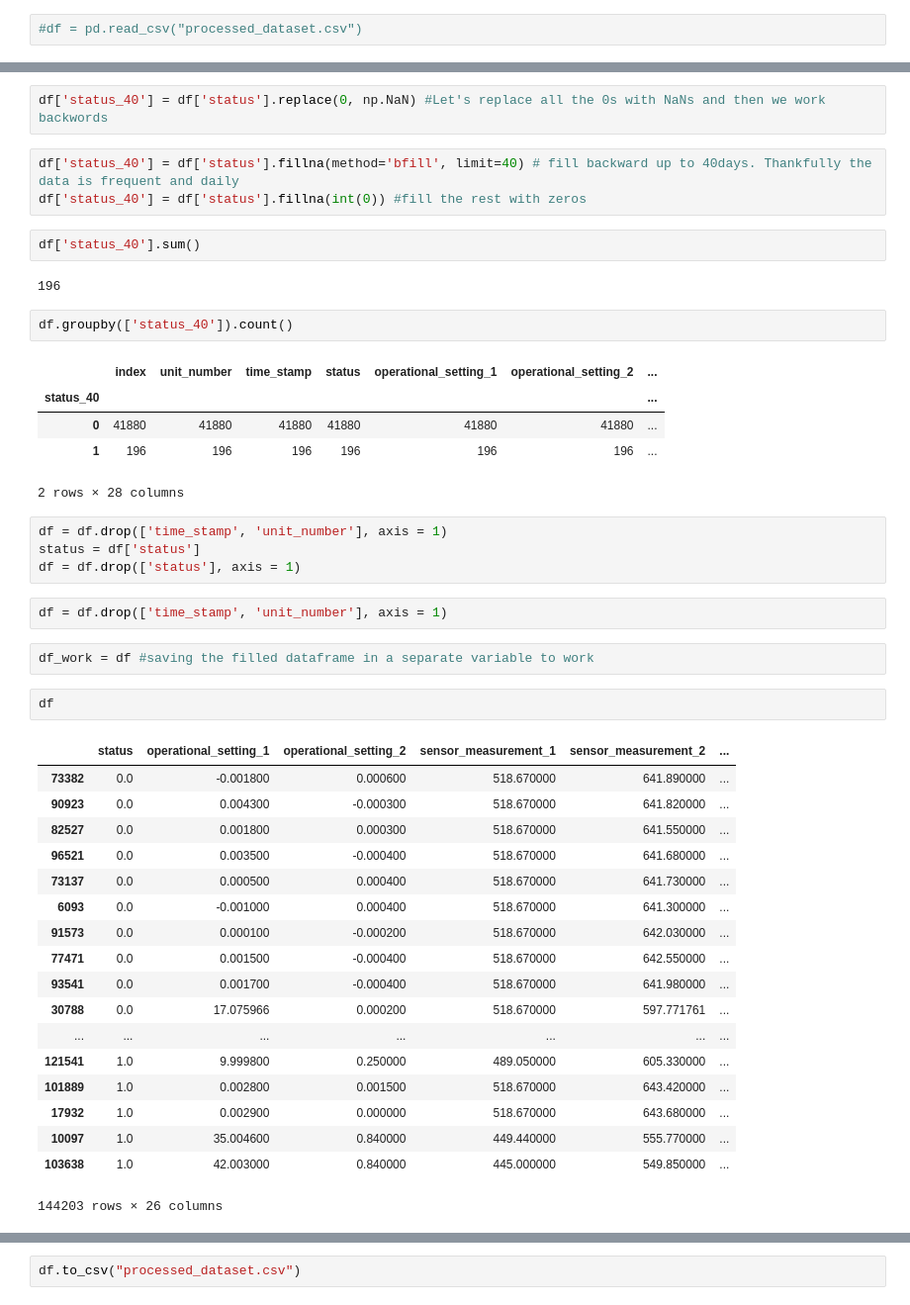
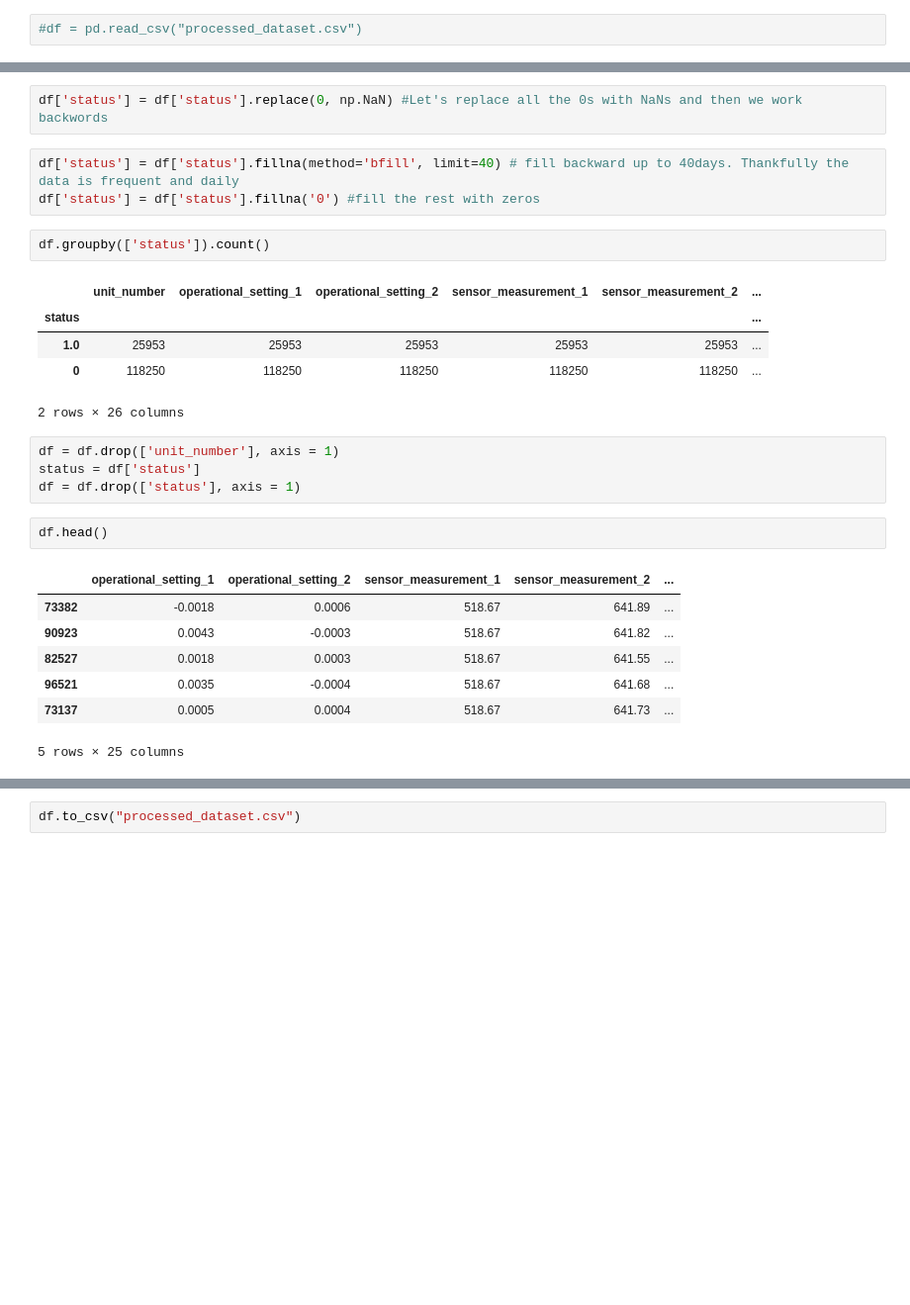
Before and after one commit to prakash-murugesan/CodeChallenge, a Jupyter notebook: CodingChallenge/Machine Learning/MachineLearningChallengeWorkingCopy.ipynb, the cells around one changed output, grey strips where cells are left out. Shown at 99% size. Drawn from its saved outputs; the diff is of its cells as text; blank space fills up the shorter version.

```diff
--- a/CodingChallenge/Machine Learning/MachineLearningChallengeWorkingCopy.ipynb
+++ b/CodingChallenge/Machine Learning/MachineLearningChallengeWorkingCopy.ipynb
@@ -269,47 +266,28 @@ df
 # %%
-df['status_40'] = df['status'].replace(0, np.NaN) #Let's replace all the 0s with NaNs and then we work backwords
+df['status'] = df['status'].replace(0, np.NaN) #Let's replace all the 0s with NaNs and then we work backwords
 # %%
-df['status_40'] = df['status'].fillna(method='bfill', limit=40) # fill backward up to 40days. Thankfully the data is frequent and daily
-df['status_40'] = df['status'].fillna(int(0)) #fill the rest with zeros
+df['status'] = df['status'].fillna(method='bfill', limit=40) # fill backward up to 40days. Thankfully the data is frequent and daily
+df['status'] = df['status'].fillna('0') #fill the rest with zeros
-# %%
-df['status_40'].sum()
-# %% [output]
-196
 # %%
-df.groupby(['status_40']).count()
+df.groupby(['status']).count()
 # %% [output]
-|  | index | unit_number | time_stamp | status | operational_setting_1 | operational_setting_2 | ... |
-| status_40 |  |  |  |  |  |  | ... |
-| 0 | 41880 | 41880 | 41880 | 41880 | 41880 | 41880 | ... |
-| 1 | 196 | 196 | 196 | 196 | 196 | 196 | ... |
+|  | unit_number | operational_setting_1 | operational_setting_2 | sensor_measurement_1 | sensor_measurement_2 | ... |
+| status |  |  |  |  |  | ... |
+| 1.0 | 25953 | 25953 | 25953 | 25953 | 25953 | ... |
+| 0 | 118250 | 118250 | 118250 | 118250 | 118250 | ... |
-2 rows × 28 columns
+2 rows × 26 columns
 # %%
-df = df.drop(['time_stamp', 'unit_number'], axis = 1)
+df = df.drop(['unit_number'], axis = 1)
 status = df['status']
 df = df.drop(['status'], axis = 1)
-# %%
-df = df.drop(['time_stamp', 'unit_number'], axis = 1)
-# %%
-df_work = df #saving the filled dataframe in a separate variable to work
 # %%
-df
+df.head()
 # %% [output]
-|  | status | operational_setting_1 | operational_setting_2 | sensor_measurement_1 | sensor_measurement_2 | ... |
-| 73382 | 0.0 | -0.001800 | 0.000600 | 518.670000 | 641.890000 | ... |
-| 90923 | 0.0 | 0.004300 | -0.000300 | 518.670000 | 641.820000 | ... |
-| 82527 | 0.0 | 0.001800 | 0.000300 | 518.670000 | 641.550000 | ... |
-| 96521 | 0.0 | 0.003500 | -0.000400 | 518.670000 | 641.680000 | ... |
-| 73137 | 0.0 | 0.000500 | 0.000400 | 518.670000 | 641.730000 | ... |
-| 6093 | 0.0 | -0.001000 | 0.000400 | 518.670000 | 641.300000 | ... |
-| 91573 | 0.0 | 0.000100 | -0.000200 | 518.670000 | 642.030000 | ... |
-| 77471 | 0.0 | 0.001500 | -0.000400 | 518.670000 | 642.550000 | ... |
-| 93541 | 0.0 | 0.001700 | -0.000400 | 518.670000 | 641.980000 | ... |
-| 30788 | 0.0 | 17.075966 | 0.000200 | 518.670000 | 597.771761 | ... |
-| ... | ... | ... | ... | ... | ... | ... |
-| 121541 | 1.0 | 9.999800 | 0.250000 | 489.050000 | 605.330000 | ... |
-| 101889 | 1.0 | 0.002800 | 0.001500 | 518.670000 | 643.420000 | ... |
-| 17932 | 1.0 | 0.002900 | 0.000000 | 518.670000 | 643.680000 | ... |
-| 10097 | 1.0 | 35.004600 | 0.840000 | 449.440000 | 555.770000 | ... |
-| 103638 | 1.0 | 42.003000 | 0.840000 | 445.000000 | 549.850000 | ... |
+|  | operational_setting_1 | operational_setting_2 | sensor_measurement_1 | sensor_measurement_2 | ... |
+| 73382 | -0.0018 | 0.0006 | 518.67 | 641.89 | ... |
+| 90923 | 0.0043 | -0.0003 | 518.67 | 641.82 | ... |
+| 82527 | 0.0018 | 0.0003 | 518.67 | 641.55 | ... |
+| 96521 | 0.0035 | -0.0004 | 518.67 | 641.68 | ... |
+| 73137 | 0.0005 | 0.0004 | 518.67 | 641.73 | ... |
-144203 rows × 26 columns
+5 rows × 25 columns
 # %%
```
Also changed, not shown: parts of 35 cells of this notebook, 2 other files.
